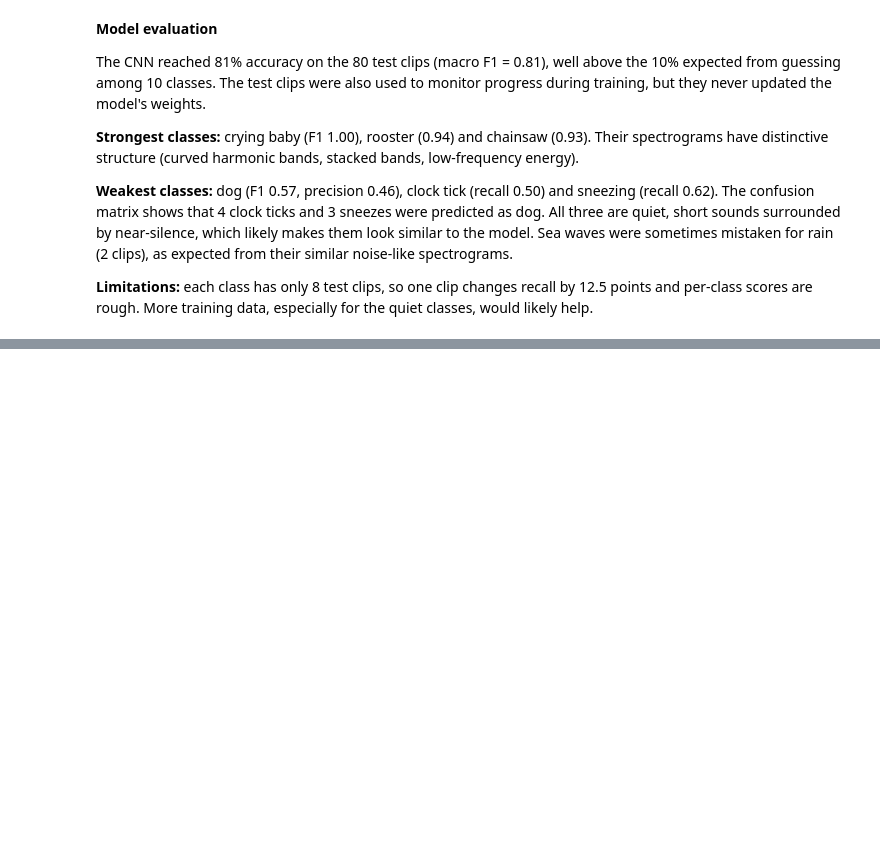
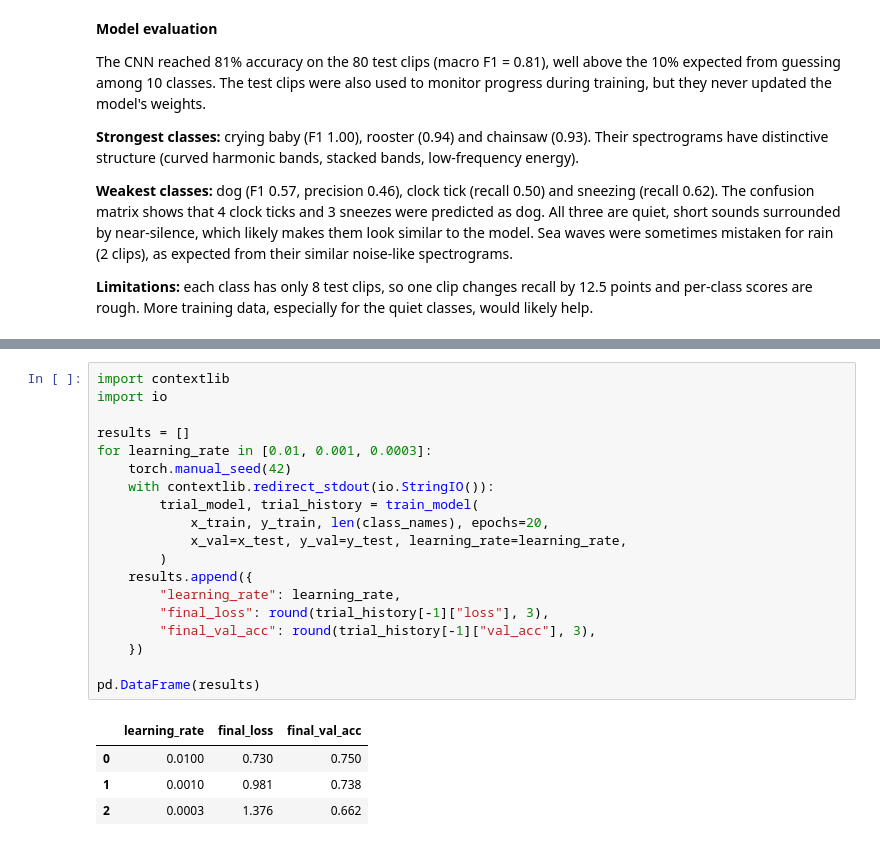
Before and after one commit to Esther-Mahoro04/sound-classifier, a Jupyter notebook: notebook/sound_classifier.ipynb, the cells around one changed output, grey strips where cells are left out. Saved outputs shown, nothing was run; the diff lists cells and outputs as text; blank space fills up the shorter version.

```diff
--- a/notebook/sound_classifier.ipynb
+++ b/notebook/sound_classifier.ipynb
@@ -211,0 +238,24 @@ The CNN reached 81% accuracy on the 80 test clips (macro F1 = 0.81), well above
+# %%
+import contextlib
+import io
+
+results = []
+for learning_rate in [0.01, 0.001, 0.0003]:
+    torch.manual_seed(42)
+    with contextlib.redirect_stdout(io.StringIO()):
+        trial_model, trial_history = train_model(
+            x_train, y_train, len(class_names), epochs=20,
+            x_val=x_test, y_val=y_test, learning_rate=learning_rate,
+        )
+    results.append({
+        "learning_rate": learning_rate,
+        "final_loss": round(trial_history[-1]["loss"], 3),
+        "final_val_acc": round(trial_history[-1]["val_acc"], 3),
+    })
+
+pd.DataFrame(results)
+# %% [output]
+|  | learning_rate | final_loss | final_val_acc |
+| 0 | 0.0100 | 0.730 | 0.750 |
+| 1 | 0.0010 | 0.981 | 0.738 |
+| 2 | 0.0003 | 1.376 | 0.662 |
```
Also changed, not shown: parts of 4 cells of this notebook, 3 other files.
